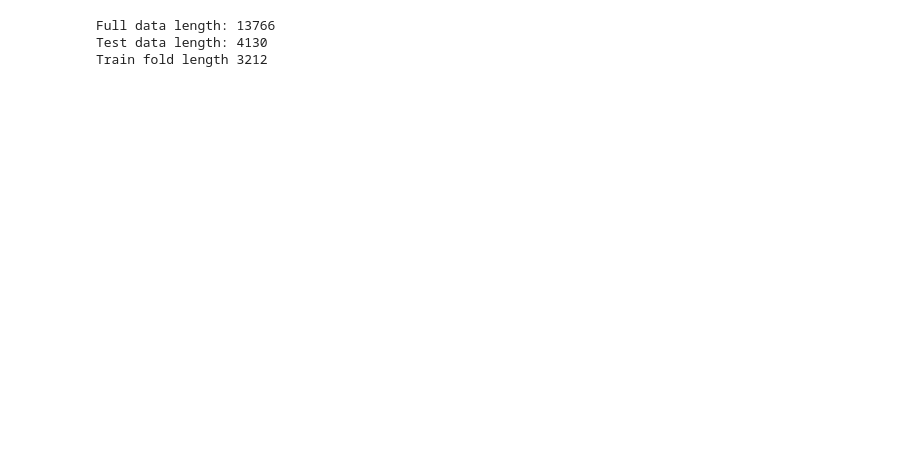
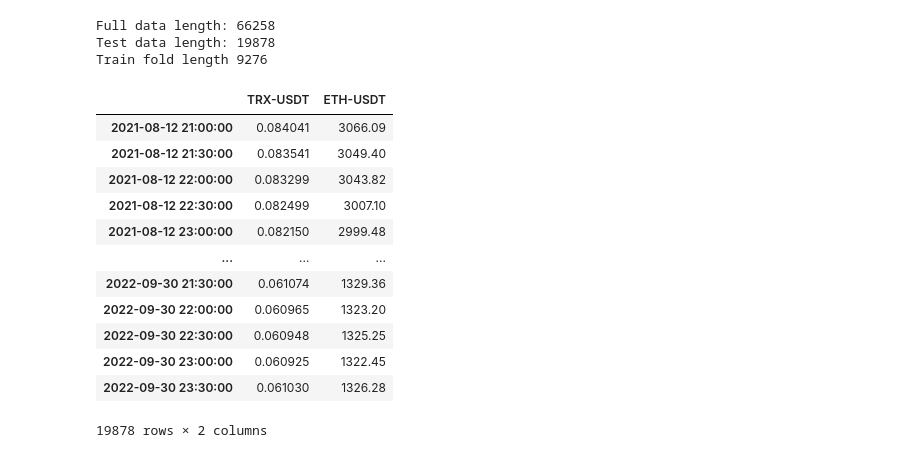
Before and after one commit to jaythequant/VBToptimizers, a Jupyter notebook: GA1review.ipynb, the cells around one changed output. Saved outputs shown, nothing was run; the diff lists cells and outputs as text; code cells hidden in the pictures; blank space fills up the shorter version.

```diff
--- a/GA1review.ipynb
+++ b/GA1review.ipynb
@@ -22,5 +22,5 @@ pipe = SQLPipe(SCHEMA, DATABASE, USER, PASS)
 # %%
-assets = ['CAKE-USDT', 'AAVE-USDT']
+assets = ['TRX-USDT', 'ETH-USDT']
 slicer = 0 # Slice off first few months of trading to reduce early volatility
 
 df = pipe.query_pairs_trading_backtest(assets)
@@ -31,17 +31,34 @@ assert closes.shape == opens.shape, 'Open and close shape does not match'
 
 print(f"Full data length: {closes.shape[0]}")
 
+n = 5
 train_opens, opens = train_test_split(opens, test_size=0.30, train_size=0.70, shuffle=False)
 train_closes, closes = train_test_split(closes, test_size=0.30, train_size=0.70, shuffle=False)
-close_folds = vbt_cv_sliding_constructor(train_closes, n_splits=3)
-open_folds = vbt_cv_sliding_constructor(train_opens, n_splits=3)
+close_folds = vbt_cv_sliding_constructor(train_closes, n_splits=n)
+open_folds = vbt_cv_sliding_constructor(train_opens, n_splits=n)
 
 print(f"Test data length: {opens.shape[0]}")
 print(f"Train fold length {close_folds[0].shape[0]}")
 # %% [output]
-Full data length: 13766
-Test data length: 4130
-Train fold length 3212
+Full data length: 66258
+Test data length: 19878
+Train fold length 9276
+# %%
+opens
+# %% [output]
+|  | TRX-USDT | ETH-USDT |
+| 2021-08-12 21:00:00 | 0.084041 | 3066.09 |
+| 2021-08-12 21:30:00 | 0.083541 | 3049.40 |
+| 2021-08-12 22:00:00 | 0.083299 | 3043.82 |
+| 2021-08-12 22:30:00 | 0.082499 | 3007.10 |
+| 2021-08-12 23:00:00 | 0.082150 | 2999.48 |
+| ... | ... | ... |
+| 2022-09-30 21:30:00 | 0.061074 | 1329.36 |
+| 2022-09-30 22:00:00 | 0.060965 | 1323.20 |
+| 2022-09-30 22:30:00 | 0.060948 | 1325.25 |
+| 2022-09-30 23:00:00 | 0.060925 | 1322.45 |
+| 2022-09-30 23:30:00 | 0.061030 | 1326.28 |
+19878 rows × 2 columns
 # %%
 # EOS FIL works on a CUMMLOG model but has volatility in per trade returns
 # FIL THETA & LINK CHZ, BTC ZEC. BTCZEC might work, but had generalization issues
```
Also changed, not shown: parts of 8 cells of this notebook, 11 other files.
